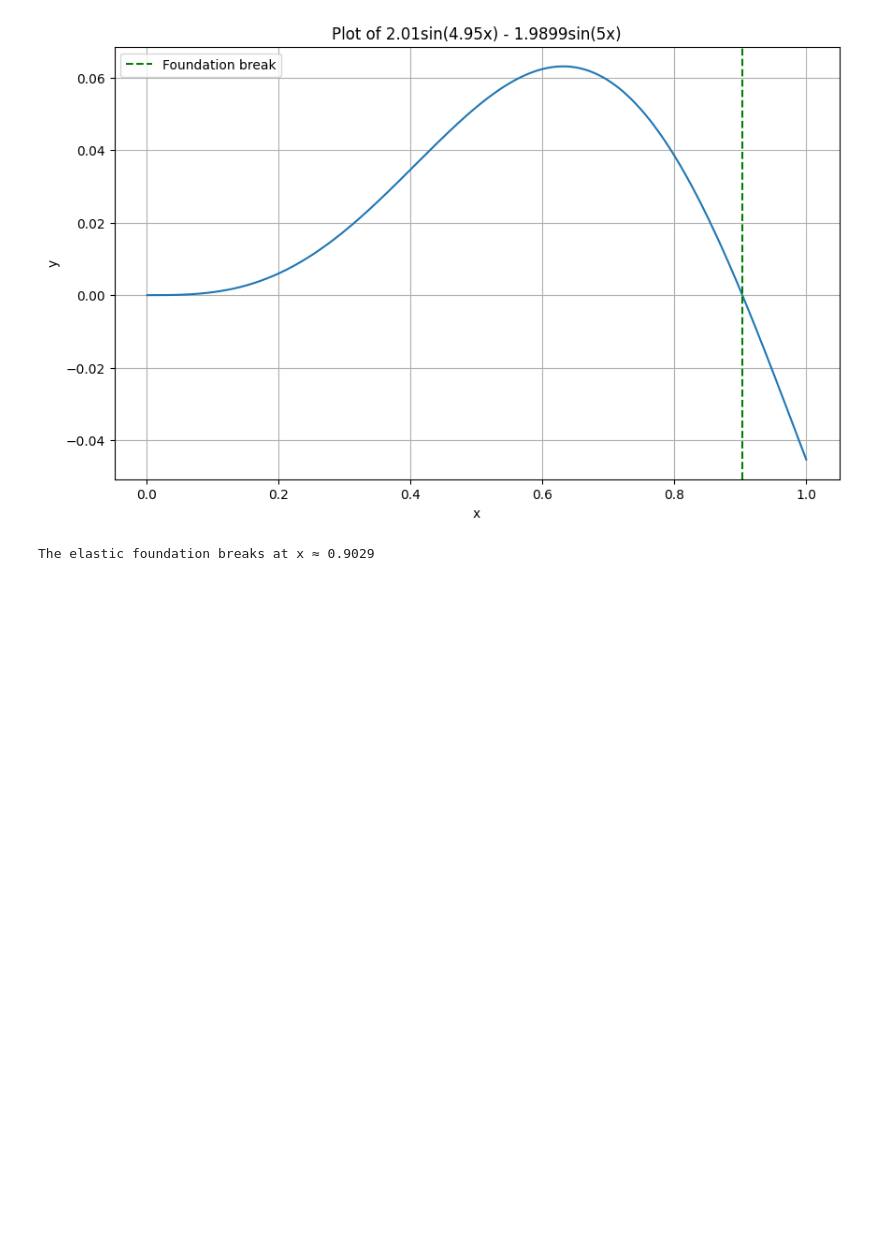
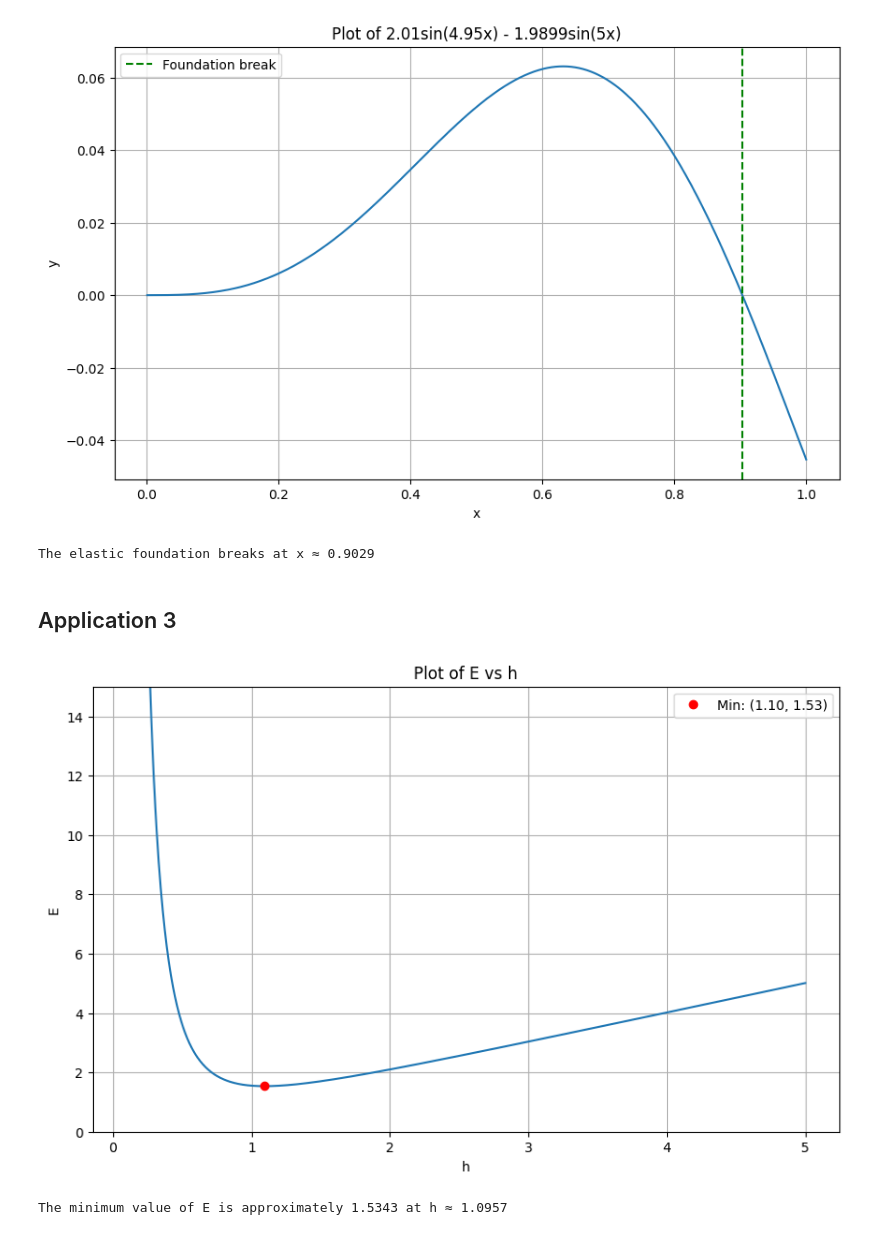
Before and after one commit to AkinduH/CSE-22-Activities, a Jupyter notebook: DE_Assignment/DE_Assignment.ipynb, the cells around one changed output. Saved outputs shown, nothing was run; the diff lists cells and outputs as text; code cells hidden in the pictures; blank space fills up the shorter version.

Commit message:
Application 3

```diff
--- a/DE_Assignment/DE_Assignment.ipynb
+++ b/DE_Assignment/DE_Assignment.ipynb
@@ -48,3 +48,40 @@ print(f"The elastic foundation breaks at x ≈ {', '.join([f'{x[bp]:.4f}' for bp
 # %% [output]
 [figure]
 The elastic foundation breaks at x ≈ 0.9029
+# %% [markdown]
+## Application 3
+# %%
+import numpy as np
+import matplotlib.pyplot as plt
+
+# Define the function
+def E(h):
+    return (1/(2 * 9.82)) * ((5 * 4 * 3**(1/4)) / (8 * h**(5/4)))**2 + h
+
+# Create an array of h values
+h = np.linspace(0.1, 5, 1000)
+
+# Calculate E for each h
+E_values = E(h)
+
+# Find the minimum point
+min_h = h[np.argmin(E_values)]
+min_E = np.min(E_values)
+
+# Create the plot
+plt.figure(figsize=(10, 6))
+plt.plot(h, E_values)
+plt.plot(min_h, min_E, 'ro', label=f'Min: ({min_h:.2f}, {min_E:.2f})')
+plt.title('Plot of E vs h')
+plt.xlabel('h')
+plt.ylabel('E')
+plt.ylim(0, 15)
+plt.grid(True)
+plt.legend()
+plt.show()
+
+# Print the minimum point
+print(f"The minimum value of E is approximately {min_E:.4f} at h ≈ {min_h:.4f}")
+# %% [output]
+[figure, added]
+The minimum value of E is approximately 1.5343 at h ≈ 1.0957
```
